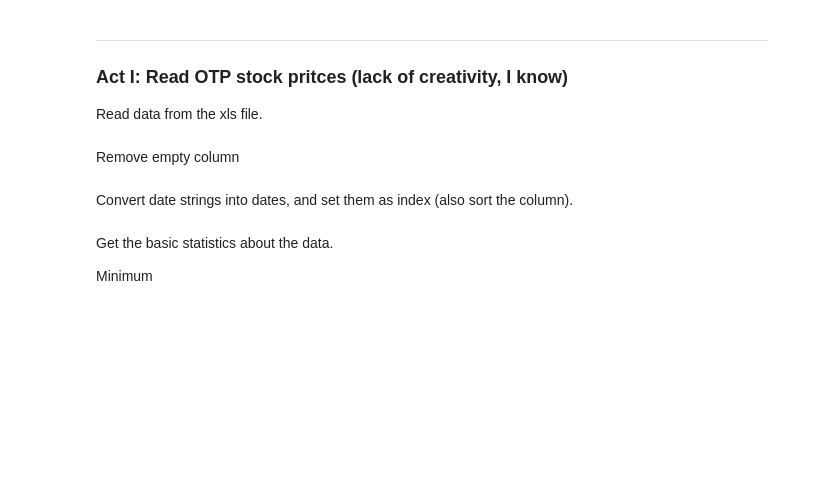
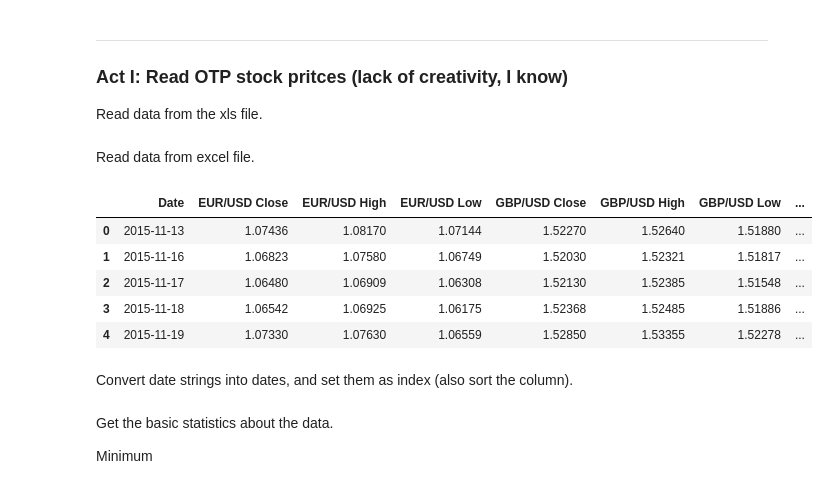
Before and after one commit to fulibacsi/notebooks, a Jupyter notebook: szisz/python101/python101_szisz_II_10.ipynb, the cells around one changed output. Saved outputs shown, nothing was run; the diff lists cells and outputs as text; code cells hidden in the pictures; blank space fills up the shorter version.

```diff
--- a/szisz/python101/python101_szisz_II_10.ipynb
+++ b/szisz/python101/python101_szisz_II_10.ipynb
@@ -27,2 +22,0 @@ df.head()
-# %% [markdown]
-Remove empty column
@@ -32,3 +23,15 @@ df.head()
+# %% [markdown]
+Read data from excel file.
+# %%
+df = pd.read_excel(io=BASE+'currency_rates.xlsx', sheetname='data')
+df.head()
+# %% [output]
+|  | Date | EUR/USD Close | EUR/USD High | EUR/USD Low | GBP/USD Close | GBP/USD High | GBP/USD Low | ... |
+| 0 | 2015-11-13 | 1.07436 | 1.08170 | 1.07144 | 1.52270 | 1.52640 | 1.51880 | ... |
+| 1 | 2015-11-16 | 1.06823 | 1.07580 | 1.06749 | 1.52030 | 1.52321 | 1.51817 | ... |
+| 2 | 2015-11-17 | 1.06480 | 1.06909 | 1.06308 | 1.52130 | 1.52385 | 1.51548 | ... |
+| 3 | 2015-11-18 | 1.06542 | 1.06925 | 1.06175 | 1.52368 | 1.52485 | 1.51886 | ... |
+| 4 | 2015-11-19 | 1.07330 | 1.07630 | 1.06559 | 1.52850 | 1.53355 | 1.52278 | ... |
 # %% [markdown]
 Convert date strings into dates, and set them as index (also sort the column).
 # %%
```
Also changed, not shown: parts of 12 cells of this notebook, 2 other files.
